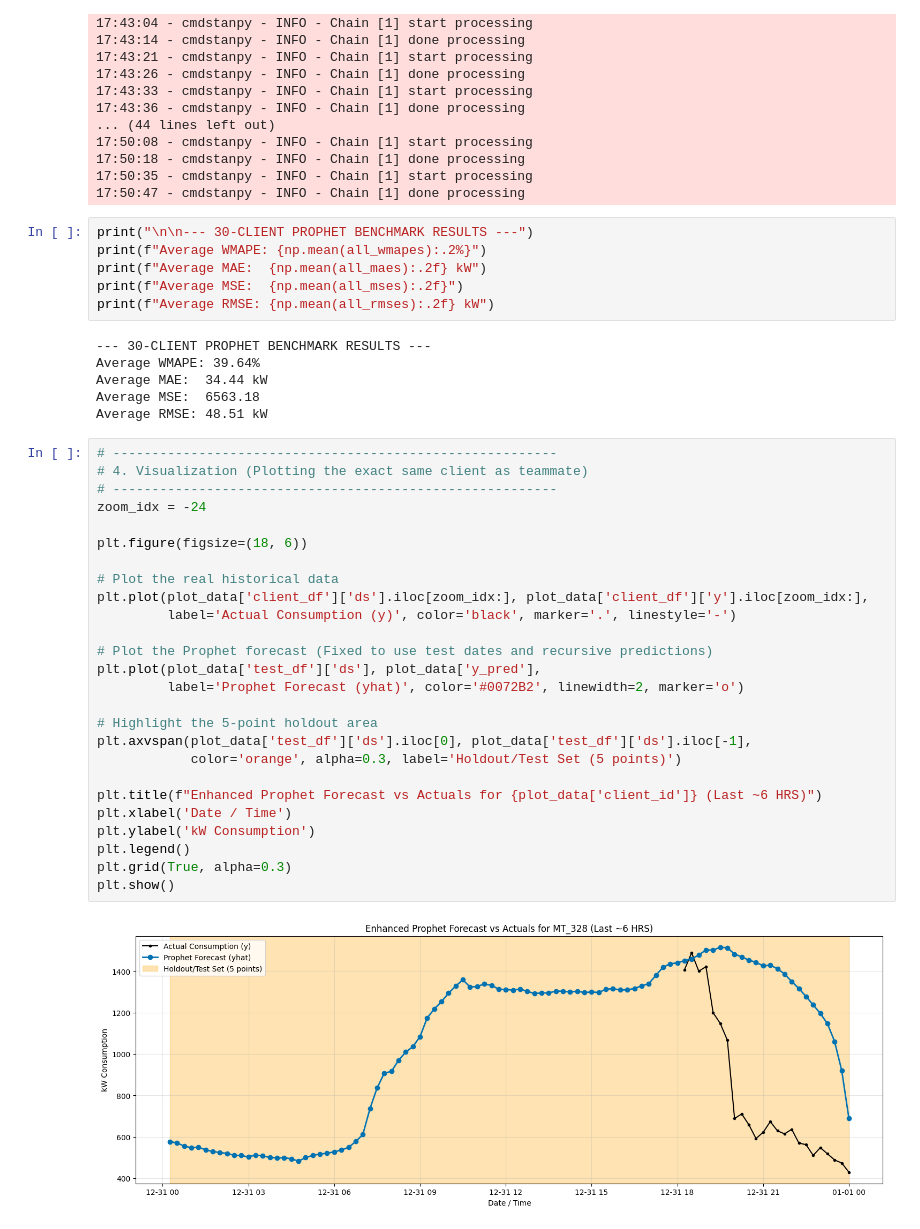
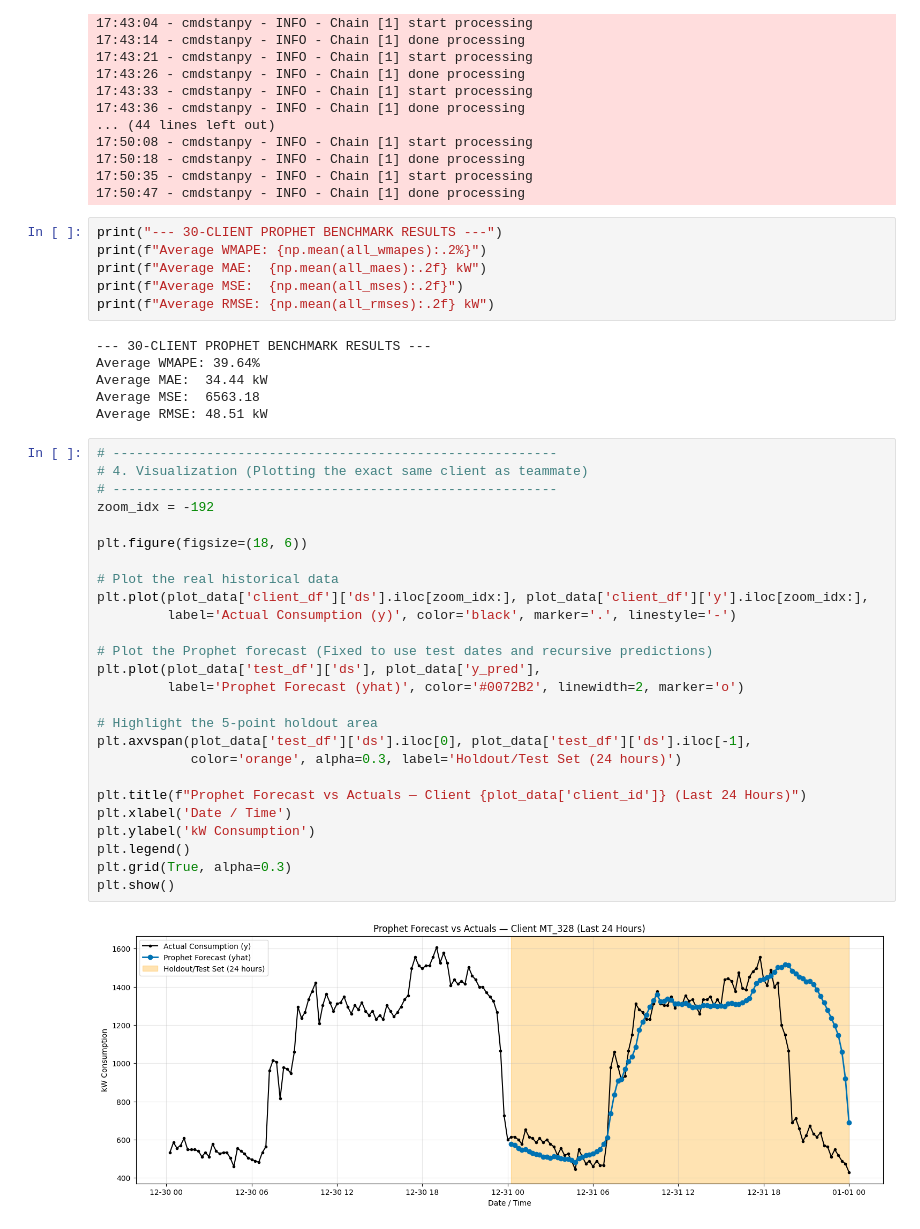
Before and after one commit to lucabarattini/forecasting-electricity, a Jupyter notebook: notebooks/2_Prophet.ipynb, the cells around one changed output. Cells and saved outputs as stored; diff of their text form.

Commit message:
Changed Prophet Graph

```diff
--- a/notebooks/2_Prophet.ipynb
+++ b/notebooks/2_Prophet.ipynb
@@ -128,7 +128,7 @@ for i, client_id in enumerate(tqdm(sampled_clients, desc="Training Prophet Model
 17:50:35 - cmdstanpy - INFO - Chain [1] start processing
 17:50:47 - cmdstanpy - INFO - Chain [1] done processing
 # %%
-print("\n\n--- 30-CLIENT PROPHET BENCHMARK RESULTS ---")
+print("--- 30-CLIENT PROPHET BENCHMARK RESULTS ---")
 print(f"Average WMAPE: {np.mean(all_wmapes):.2%}")
 print(f"Average MAE:  {np.mean(all_maes):.2f} kW")
 print(f"Average MSE:  {np.mean(all_mses):.2f}")
@@ -142,28 +142,28 @@ Average RMSE: 48.51 kW
 # %%
 # ---------------------------------------------------------
 # 4. Visualization (Plotting the exact same client as teammate)
 # ---------------------------------------------------------
-zoom_idx = -24
+zoom_idx = -192
 
 plt.figure(figsize=(18, 6))
 
 # Plot the real historical data
 plt.plot(plot_data['client_df']['ds'].iloc[zoom_idx:], plot_data['client_df']['y'].iloc[zoom_idx:],
          label='Actual Consumption (y)', color='black', marker='.', linestyle='-')
 
 # Plot the Prophet forecast (Fixed to use test dates and recursive predictions)
 plt.plot(plot_data['test_df']['ds'], plot_data['y_pred'],
          label='Prophet Forecast (yhat)', color='#0072B2', linewidth=2, marker='o')
 
 # Highlight the 5-point holdout area
 plt.axvspan(plot_data['test_df']['ds'].iloc[0], plot_data['test_df']['ds'].iloc[-1],
-            color='orange', alpha=0.3, label='Holdout/Test Set (5 points)')
+            color='orange', alpha=0.3, label='Holdout/Test Set (24 hours)')
 
-plt.title(f"Enhanced Prophet Forecast vs Actuals for {plot_data['client_id']} (Last ~6 HRS)")
+plt.title(f"Prophet Forecast vs Actuals — Client {plot_data['client_id']} (Last 24 Hours)")
 plt.xlabel('Date / Time')
 plt.ylabel('kW Consumption')
 plt.legend()
 plt.grid(True, alpha=0.3)
 plt.show()
 # %% [output]
-[figure, old version]
+[figure, new version]
```
